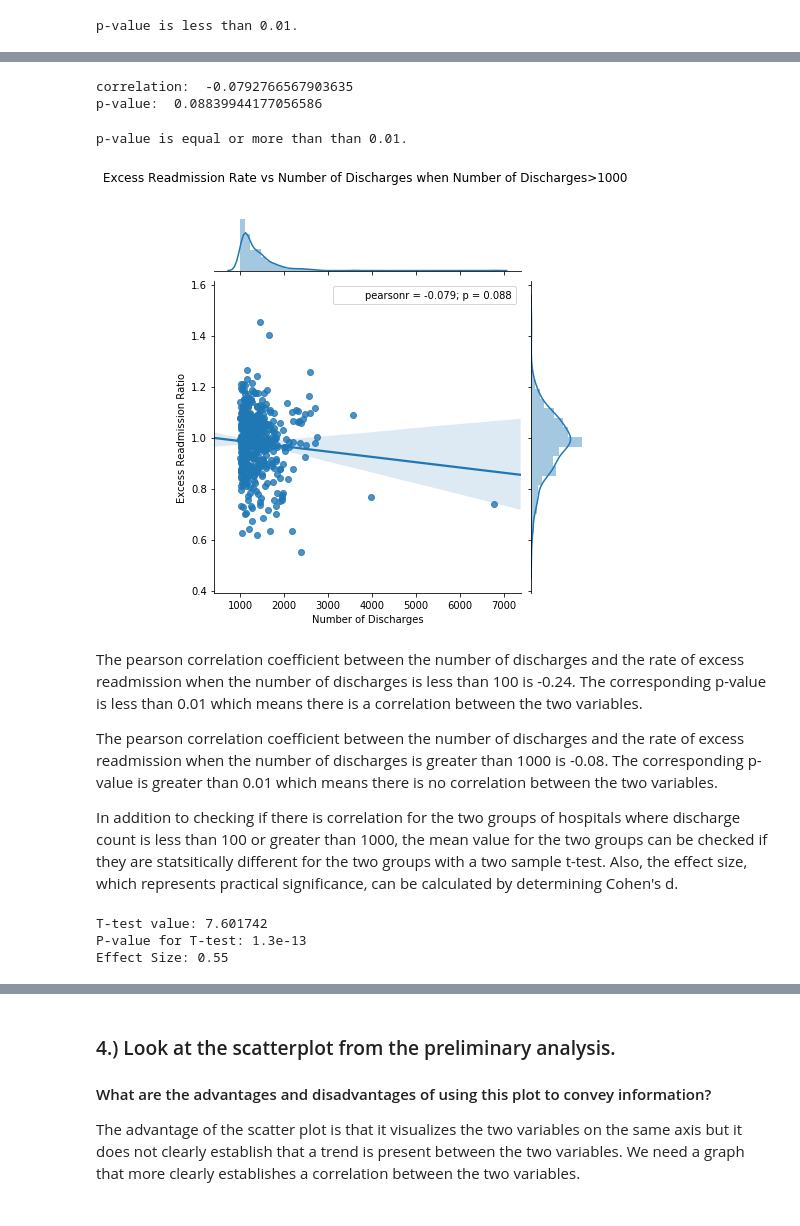
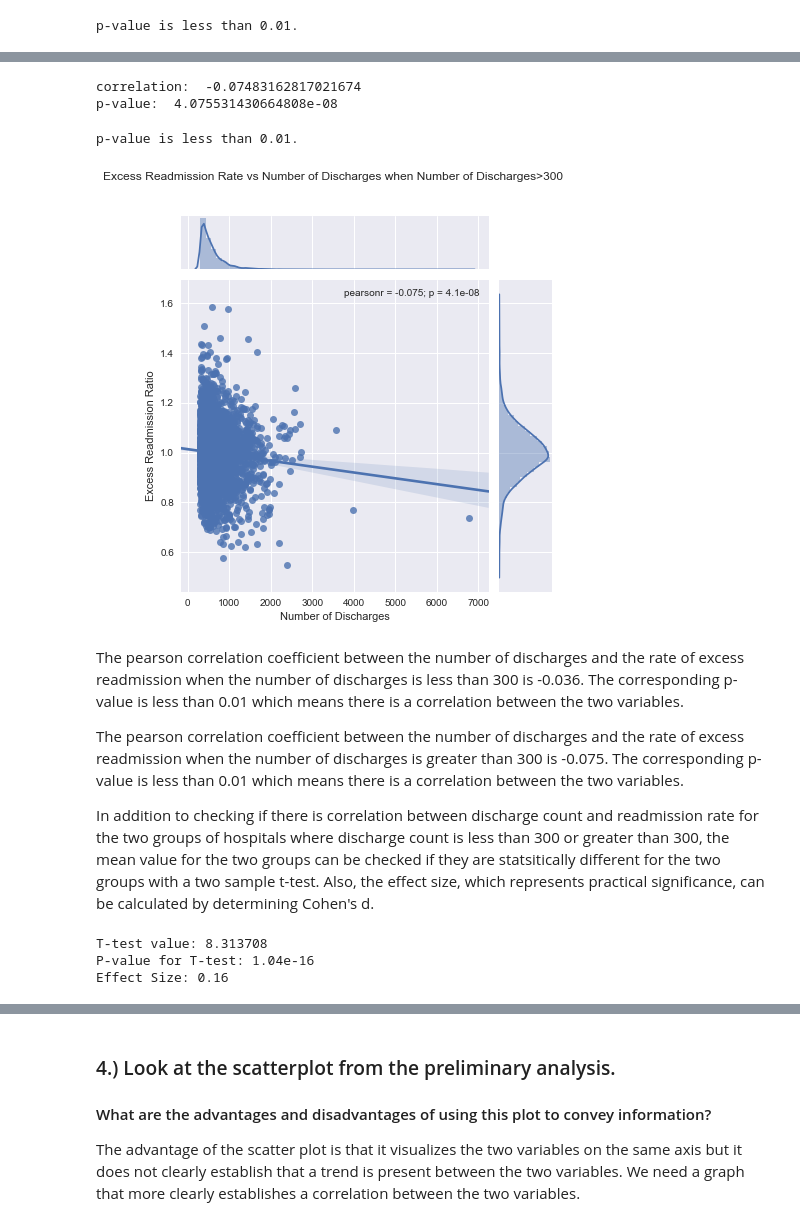
Before and after one commit to sopaturi/Springboard, a Jupyter notebook: Statistics Projects/sliderule_dsi_inferential_statistics_exercise_3.ipynb, the cells around one changed output, grey strips where cells are left out. Cells and saved outputs as stored; diff of their text form; code cells hidden in the pictures.

```diff
--- a/Statistics Projects/sliderule_dsi_inferential_statistics_exercise_3.ipynb
+++ b/Statistics Projects/sliderule_dsi_inferential_statistics_exercise_3.ipynb
@@ -250,7 +254,7 @@ else:
 # %% [output]
 p-value is less than 0.01.
 # %%
-sns.jointplot('Number of Discharges', 'Excess Readmission Ratio', data = discharge_less_than_100, kind = 'reg')
-plt.title('Excess Readmission Rate vs Number of Discharges when Number of Discharges<100 ')
-rcParams['axes.titlepad'] = 100
+sns.jointplot('Number of Discharges', 'Excess Readmission Ratio', data = discharge_less_than_300, kind = 'reg')
+plt.title('Excess Readmission Rate vs Number of Discharges when Number of Discharges<300 ')
+rcParams['axes.titlepad'] = 1000
 # %% [output]
@@ -258,13 +262,13 @@ rcParams['axes.titlepad'] = 100
 # %%
-discharge_greater_than_1000 = clean_hospital_read_df[clean_hospital_read_df['Number of Discharges']>1000]
-x = [a for a in discharge_greater_than_1000['Number of Discharges']]
-y = list(discharge_greater_than_1000['Excess Readmission Ratio'])
+discharge_greater_than_300 = clean_hospital_read_df[clean_hospital_read_df['Number of Discharges']>300]
+x = [a for a in discharge_greater_than_300['Number of Discharges']]
+y = list(discharge_greater_than_300['Excess Readmission Ratio'])
 correlation, p = pearsonr(x, y)
 print('correlation: ', correlation)
 print('p-value: ', p)
 # %% [output]
-correlation:  -0.0792766567903635
-p-value:  0.08839944177056586
+correlation:  -0.07483162817021674
+p-value:  4.075531430664808e-08
 # %%
 alpha = 0.01
 if p < alpha:
@@ -272,36 +276,42 @@ if p < alpha:
 else:
     print('p-value is equal or more than than 0.01.')
 # %% [output]
-p-value is equal or more than than 0.01.
+p-value is less than 0.01.
 # %%
-sns.jointplot('Number of Discharges', 'Excess Readmission Ratio', data = discharge_greater_than_1000, kind = 'reg')
-plt.title('Excess Readmission Rate vs Number of Discharges when Number of Discharges>1000 ')
-rcParams['axes.titlepad'] = 100
+sns.jointplot('Number of Discharges', 'Excess Readmission Ratio', data = discharge_greater_than_300, kind = 'reg')
+plt.title('Excess Readmission Rate vs Number of Discharges when Number of Discharges>300 ')
+rcParams['axes.titlepad'] = 1
 # %% [output]
-[figure, old version]
+[figure, new version]
 # %% [markdown]
 
-The pearson correlation coefficient between the number of discharges and the rate of excess readmission when the number of discharges is less than 100 is -0.24.  The corresponding p-value is less than 0.01 which means there is a correlation between the two variables.
+The pearson correlation coefficient between the number of discharges and the rate of excess readmission when the number of discharges is less than 300 is -0.036.  The corresponding p-value is less than 0.01 which means there is a correlation between the two variables.
 
-The pearson correlation coefficient between the number of discharges and the rate of excess readmission when the number of discharges is greater than 1000 is -0.08.  The corresponding p-value is greater than 0.01 which means there is no correlation between the two variables.
+The pearson correlation coefficient between the number of discharges and the rate of excess readmission when the number of discharges is greater than 300 is -0.075.  The corresponding p-value is less than 0.01 which means there is a correlation between the two variables.
 
-In addition to checking if there is correlation for the two groups of hospitals where discharge count is less than 100 or greater than 1000, the mean value for the two groups can be checked if they are statsitically different for the two groups with a two sample t-test.  Also, the effect size, which represents practical significance, can be calculated by determining Cohen's d.
+In addition to checking if there is correlation between discharge count and readmission rate for the two groups of hospitals where discharge count is less than 300 or greater than 300, the mean value for the two groups can be checked if they are statsitically different for the two groups with a two sample t-test.  Also, the effect size, which represents practical significance, can be calculated by determining Cohen's d.
 # %%
 #### T-test
 
-discharge_less_than_100 = clean_hospital_read_df[clean_hospital_read_df['Number of Discharges']<100]
-mu1=discharge_less_than_100['Excess Readmission Ratio'].mean()
-discharge_greater_than_1000 = clean_hospital_read_df[clean_hospital_read_df['Number of Discharges']>1000]
-mu2=discharge_greater_than_1000['Excess Readmission Ratio'].mean()
-s1=discharge_less_than_100['Excess Readmission Ratio'].std()
-s2=discharge_greater_than_1000['Excess Readmission Ratio'].std()
-n1=len(discharge_less_than_100)
-n2=len(discharge_greater_than_1000)
+discharge_less_than_300 = clean_hospital_read_df[clean_hospital_read_df['Number of Discharges']<300]
+mu1=discharge_less_than_300['Excess Readmission Ratio'].mean()
+discharge_greater_than_300 = clean_hospital_read_df[clean_hospital_read_df['Number of Discharges']>300]
+mu2=discharge_greater_than_300['Excess Readmission Ratio'].mean()
+s1=discharge_less_than_300['Excess Readmission Ratio'].std()
+s2=discharge_greater_than_300['Excess Readmission Ratio'].std()
+n1=len(discharge_less_than_300)
+n2=len(discharge_greater_than_300)
 
 
 two_group_test=(mu1-mu2)/(np.sqrt(((s1**2)/n1)+((s2**2)/n2)))
 print('T-test value: ' + str(round(two_group_test, 6)))
-print('P-value for T-test: 1.3e-13')
+print('P-value for T-test: 1.04e-16')
+
+import scipy.stats as stats
+sample1 = clean_hospital_read_df[clean_hospital_read_df['Number of Discharges']<300]['Excess Readmission Ratio'].tolist()
+sample2 = clean_hospital_read_df[clean_hospital_read_df['Number of Discharges']>300]['Excess Readmission Ratio'].tolist()
+t_stat, p_val = stats.ttest_ind(sample1, sample2, equal_var=False)
+
 
 group1=(n1-1)*s1**2
 group2=(n2-1)*s2**2
@@ -309,9 +319,9 @@ group2=(n2-1)*s2**2
 effect_size=(mu1-mu2)/(np.sqrt((group1+group2)/(n1+n2-1)))
 print('Effect Size: ' + str(round(effect_size, 2)))
 # %% [output]
-T-test value: 7.601742
-P-value for T-test: 1.3e-13
-Effect Size: 0.55
+T-test value: 8.313708
+P-value for T-test: 1.04e-16
+Effect Size: 0.16
 # %% [markdown]
 The statistical significance is defined as a result that is very unlikely to have happened under the null hypothesis. The practical significance on the other hand refers to the magnitude of difference also known as the effect size.  The practical significance determines if the result is meaningful in real life.
 
```
Also changed, not shown: parts of 19 cells of this notebook.
